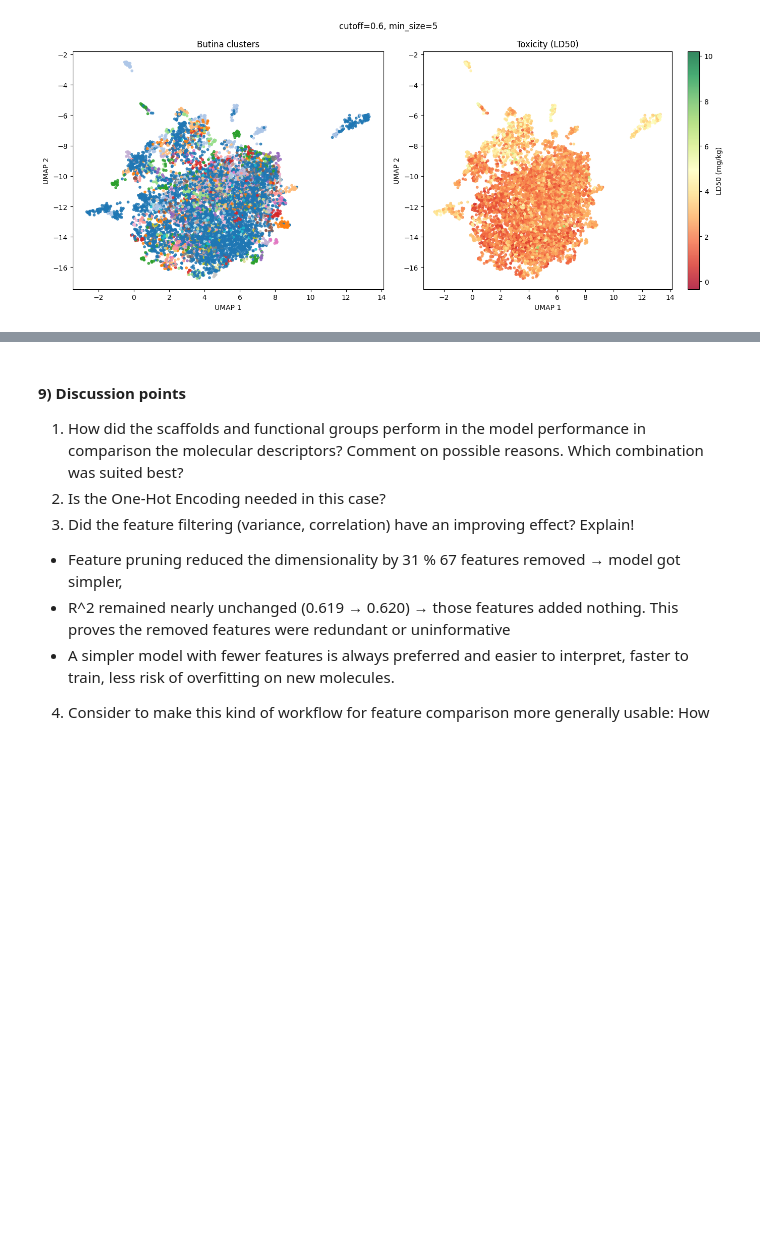
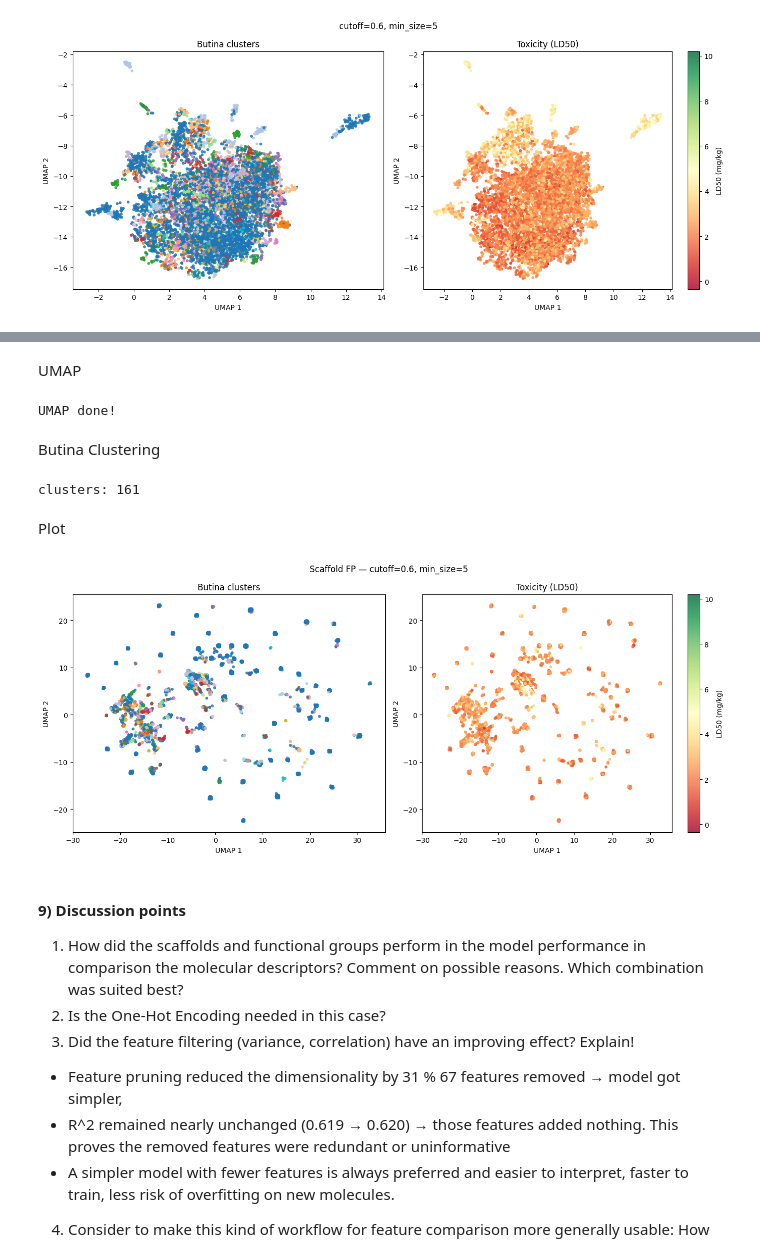
Before and after one commit to Hassan-Haydar/DSA104, a Jupyter notebook: assignments/assignment03/3_OHE_toxicity.ipynb, the cells around one changed output, grey strips where cells are left out. Cells and saved outputs as stored; diff of their text form; code cells hidden in the pictures; blank space fills up the shorter version.

```diff
--- a/assignments/assignment03/3_OHE_toxicity.ipynb
+++ b/assignments/assignment03/3_OHE_toxicity.ipynb
@@ -438,3 +451,77 @@ plt.show()
+# %% [markdown]
+UMAP
+# %%
+# convert to numpy
+nfps_scaf = len(fps_scaf)
+fp_array_scaf = np.zeros((nfps_scaf, 2048), dtype=np.uint8)
+for i, fp in enumerate(fps_scaf):
+    DataStructs.ConvertToNumpyArray(fp, fp_array_scaf[i])
+
+
+#Hyperparameters for UMAP chose the same as above since it worked well for the molecule fingerprints,
+# and the scaffold fingerprints are similar in nature (both are binary vectors representing presence/absence of features)
+reducer_scaf = umap.UMAP(n_neighbors=30,
+                         min_dist=0.5,
+                         random_state=42)
+umap_emb_scaf = reducer_scaf.fit_transform(fp_array_scaf)
+print("UMAP done!")
+# %% [output]
+UMAP done!
+# %% [markdown]
+Butina Clustering
+# %%
+dists_scaf = []
+for i in range(1, nfps_scaf):
+    sims = DataStructs.BulkTanimotoSimilarity(fps_scaf[i], fps_scaf[:i])
+    dists_scaf.extend([1-x for x in sims])
+
+clusters_scaf = Butina.ClusterData(dists_scaf, nfps_scaf, cutoff, isDistData=True)
+
+clusters_scaf_filtered = [c for c in clusters_scaf if len(c) >= min_size]
+
+butina_labels_scaf = np.full(nfps_scaf, -1)
+for cluster_id, cluster in enumerate(clusters_scaf_filtered):
+    for idx in cluster:
+        butina_labels_scaf[idx] = cluster_id
+
+print("clusters:", len(clusters_scaf_filtered))
+# %% [output]
+clusters: 161
+# %% [markdown]
+Plot
+# %%
+tox_vals_scaf = tox["ld_50"].iloc[valid_idx_scaf].values
+
+fig, (ax1, ax2) = plt.subplots(1, 2, figsize=(14, 6))
+fig.suptitle(f"Scaffold FP — cutoff={cutoff}, min_size={min_size}")
+
+ax1.scatter(
+    umap_emb_scaf[:,0],
+    umap_emb_scaf[:,1],
+    c=butina_labels_scaf,
+    cmap="tab20",
+    s=10,
+    alpha=0.8
+)
+ax1.set(xlabel="UMAP 1", ylabel="UMAP 2")
+ax1.set_title("Butina clusters")
+
+sc2 = ax2.scatter(
+    umap_emb_scaf[:,0],
+    umap_emb_scaf[:,1],
+    c=tox_vals_scaf,
+    cmap="RdYlGn",
+    s=10,
+    alpha=0.8
+)
+plt.colorbar(sc2, ax=ax2, label="LD50 (mg/kg)")
+ax2.set(xlabel="UMAP 1", ylabel="UMAP 2")
+ax2.set_title("Toxicity (LD50)")
+
+plt.tight_layout()
+plt.show()
+# %% [output]
+[figure, added]
 # %% [markdown]
 #### 9) Discussion points
 1) How did the scaffolds and functional groups perform in the model performance in comparison the molecular descriptors? Comment on possible reasons. Which combination was suited best?
```
Also changed, not shown: parts of 4 cells of this notebook.
